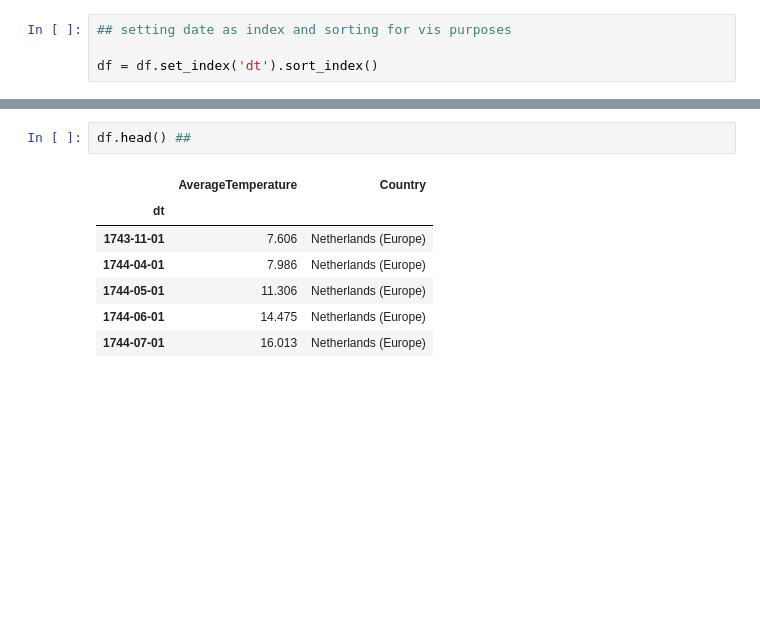
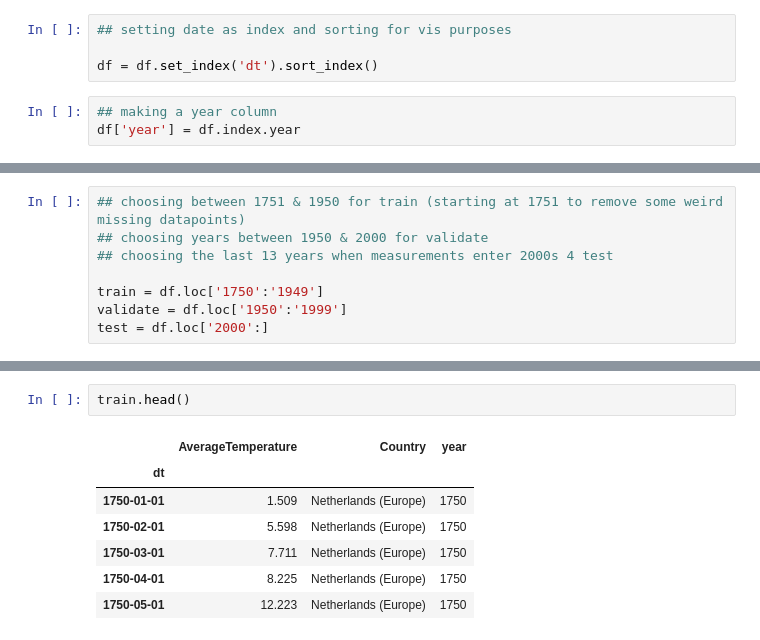
Before and after one commit to ForrestMccrosky/time-series-exercises, a Jupyter notebook: time_series_project.ipynb, the cells around one changed output, grey strips where cells are left out. Cells and saved outputs as stored; diff of their text form; blank space fills up the shorter version.

```diff
--- a/time_series_project.ipynb
+++ b/time_series_project.ipynb
@@ -204,3 +220,6 @@ df.head()
 ## setting date as index and sorting for vis purposes
 
 df = df.set_index('dt').sort_index()
+# %%
+## making a year column
+df['year'] = df.index.year
@@ -206,0 +246,8 @@ df = df.set_index('dt').sort_index()
+# %%
+## choosing between 1751 & 1950 for train (starting at 1751 to remove some weird missing datapoints)
+## choosing years between 1950 & 2000 for validate
+## choosing the last 13 years when measurements enter 2000s 4 test
+
+train = df.loc['1750':'1949']
+validate = df.loc['1950':'1999']
+test = df.loc['2000':]
@@ -207,10 +267,10 @@ df = df.set_index('dt').sort_index()
 # %%
-df.head() ##
+train.head()
 # %% [output]
-|  | AverageTemperature | Country |
-| dt |  |  |
-| 1743-11-01 | 7.606 | Netherlands (Europe) |
-| 1744-04-01 | 7.986 | Netherlands (Europe) |
-| 1744-05-01 | 11.306 | Netherlands (Europe) |
-| 1744-06-01 | 14.475 | Netherlands (Europe) |
-| 1744-07-01 | 16.013 | Netherlands (Europe) |
+|  | AverageTemperature | Country | year |
+| dt |  |  |  |
+| 1750-01-01 | 1.509 | Netherlands (Europe) | 1750 |
+| 1750-02-01 | 5.598 | Netherlands (Europe) | 1750 |
+| 1750-03-01 | 7.711 | Netherlands (Europe) | 1750 |
+| 1750-04-01 | 8.225 | Netherlands (Europe) | 1750 |
+| 1750-05-01 | 12.223 | Netherlands (Europe) | 1750 |
```
Also changed, not shown: parts of 32 cells of this notebook.
